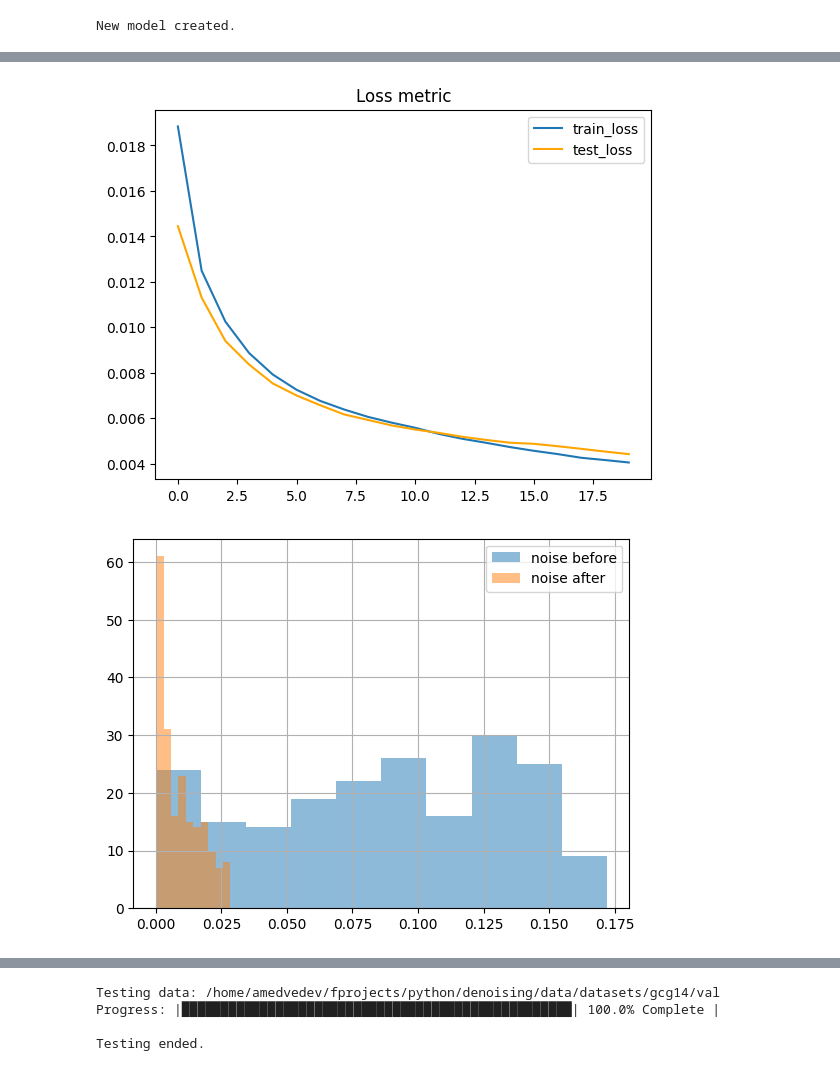
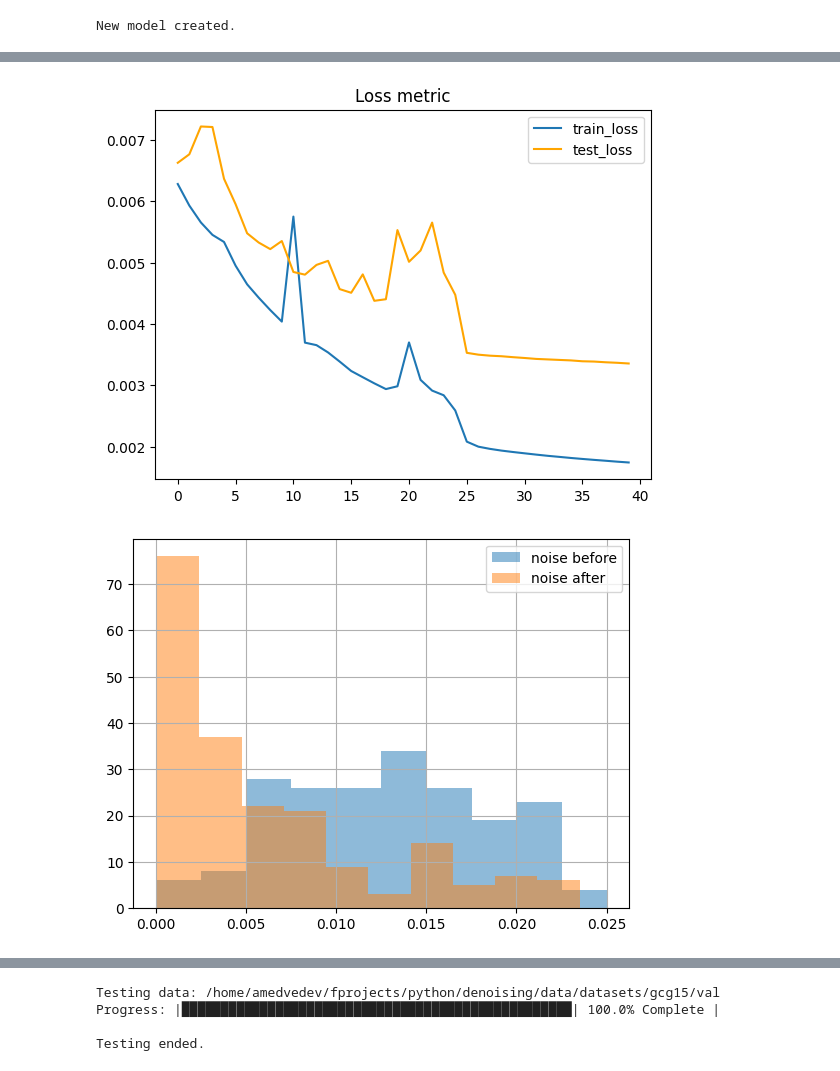
Before and after one commit to medaldev/DenoisingCNN, a Jupyter notebook: notebooks/denoiser_environment.ipynb, the cells around one changed output, grey strips where cells are left out. Cells and saved outputs as stored; diff of their text form; code cells hidden in the pictures.

Commit message:
model 12 with pct_noise condition < 5%

```diff
--- a/notebooks/denoiser_environment.ipynb
+++ b/notebooks/denoiser_environment.ipynb
@@ -3,8 +5,8 @@ from applications.denoiser_environment import DenoiserEnvironment
 # %%
 PATH_BASE = "/home/amedvedev/fprojects/python/denoising"
-NAME_DATASET = "gcg14"
+NAME_DATASET = "gcg15"
 width, height = 30, 30
-env = DenoiserEnvironment(name_model="model_11", name_dataset=NAME_DATASET, path_base=PATH_BASE)
+env = DenoiserEnvironment(name_model="model_12", name_dataset=NAME_DATASET, path_base=PATH_BASE)
 # %%
 from datageneration.generators import GenPolyDataset
 from datageneration import paramsgens
@@ -44,5 +46,6 @@ scores_before, scores = env.score(show=True)
 # %%
-env.train(20, step_saving=False, step_plotting=False)
+env.train(15, step_saving=False, step_plotting=False,
+          optimizer=torch.optim.Adam(env.model.parameters(), lr=0.0001))
 # %% [output]
 Training progress: |██████████████████████████████████████████████████| 100.0% Complete |
 
@@ -62,13 +65,13 @@ Epoch: 20       Training Loss: 0.004051         Validating Loss: 0.004418
 
 ====================================================================================================
 # %%
-env.show_metrics(n_last=20)
+env.show_metrics(n_last=40)
 # %% [output]
-[figure, old version]
+[figure, new version]
 # %%
 scores_before, scores = env.score(show=True)
 # %% [output]
-[figure, old version]
+[figure, new version]
 # %%
 env.save(pth=True, onnx=True)
 # %% [output]
@@ -92,7 +95,7 @@ Exported graph: graph(%img : Float(1, 1, 30, 30, strides=[900, 900, 30, 1], requ
 # %%
 env.test_on_dataset(include_train=False, include_test=True, cmap="jet")
 # %% [output]
-Testing data: /home/amedvedev/fprojects/python/denoising/data/datasets/gcg14/val
+Testing data: /home/amedvedev/fprojects/python/denoising/data/datasets/gcg15/val
 Progress: |██████████████████████████████████████████████████| 100.0% Complete |
 
 Testing ended.
```
Also changed, not shown: parts of 8 cells of this notebook, 2 other files.
